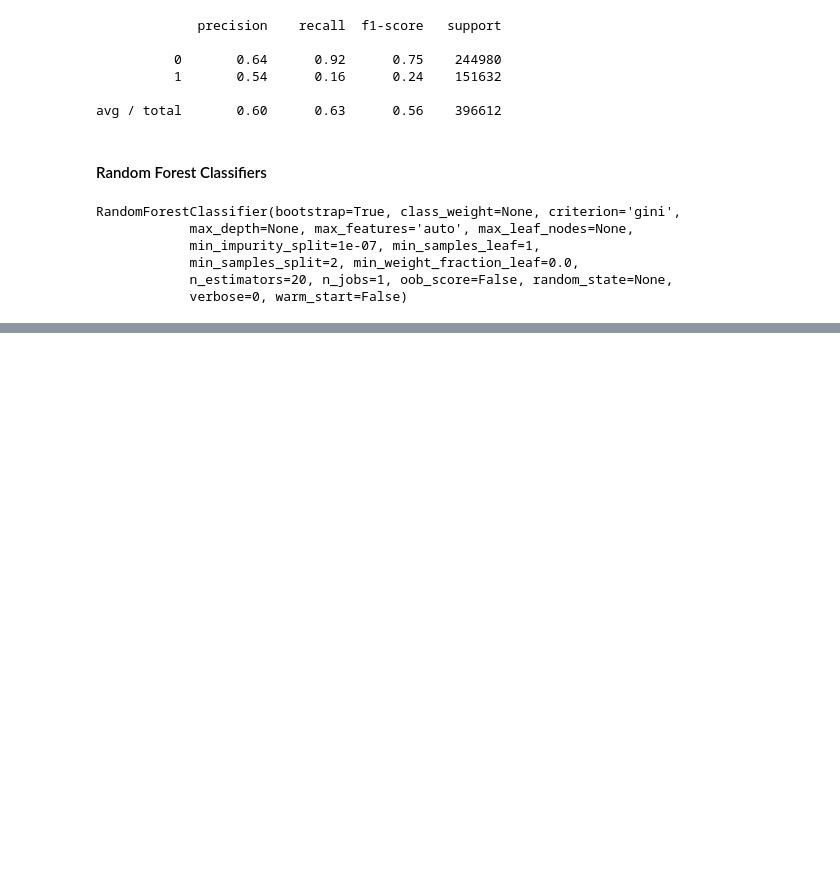
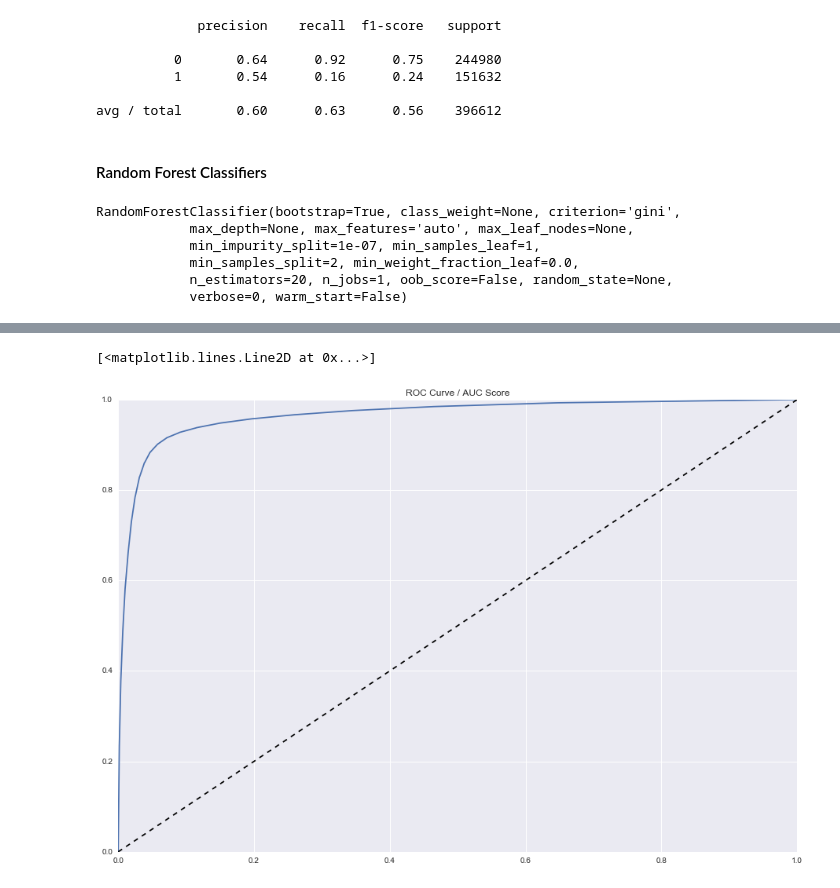
Before and after one commit to aaharrison/GeneralAssembly, a Jupyter notebook: Capstone/Traffic Stop Capstone Analysis.ipynb, the cells around one changed output, grey strips where cells are left out. Cells and saved outputs as stored; diff of their text form; code cells hidden in the pictures; blank space fills up the shorter version.

Commit message:
April 17th 3:41 PM / AUC Plot for Random Forest Class

```diff
--- a/Capstone/Traffic Stop Capstone Analysis.ipynb
+++ b/Capstone/Traffic Stop Capstone Analysis.ipynb
@@ -1600,5 +1612,17 @@ print(classification_report(y_test, algo.predict(X_test)))
 
 avg / total       0.77      0.78      0.77    119063
+# %%
+# predicted = algo.predict(X)
+# probability = algo.predict_proba(X)
+
+fig = plt.figure(figsize = (12,8))
+axis = fig.add_axes([0,0,1,1])
+plt.title("ROC Curve / AUC Score")
+axis.plot(roc_curve(y, probability[:,1])[0], roc_curve(y, probability[:,1])[1])
+axis.plot([0,.2, .4, .6, .8, 1],[0, .2, .4, .6, .8, 1], "--k")
+# %% [output]
+[<matplotlib.lines.Line2D at 0x...>]
+[figure, added]
 # %%
 # tableau = df.groupby("Unique ID")[["ProfileNo"]].count()
 tableau = tableau.join(df.groupby("Unique ID")[["Lat", "Long", "Per Capita Income","White", "Black", "Hispanic",
```
Also changed, not shown: parts of 6 cells of this notebook.
